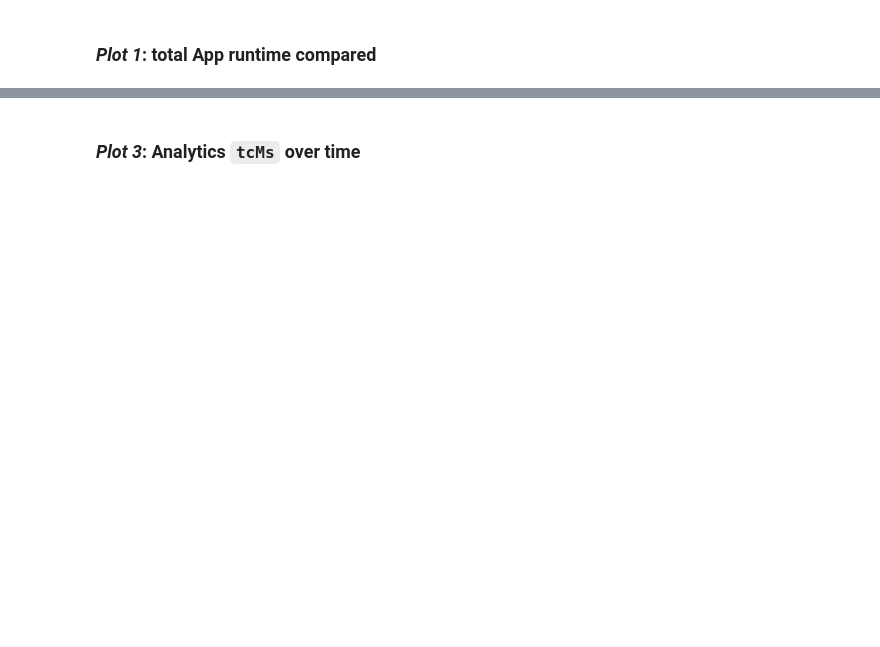
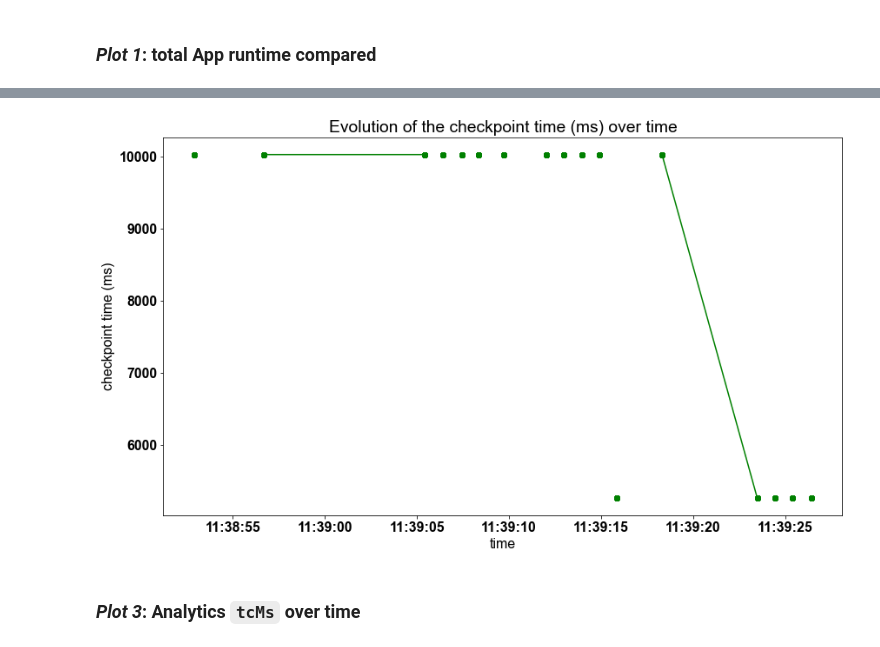
Before and after one commit to felidsche/enel-experiments, a Jupyter notebook: evaluation/gbt_analytics_cluster_experiments-large.ipynb, the cells around one changed output, grey strips where cells are left out. Cells and saved outputs as stored; diff of their text form; code cells hidden in the pictures; blank space fills up the shorter version.

```diff
--- a/evaluation/gbt_analytics_cluster_experiments-large.ipynb
+++ b/evaluation/gbt_analytics_cluster_experiments-large.ipynb
@@ -396,16 +550,18 @@ analytics_tcMs_sum_seconds
 # %%
 gbt_check_submission_time = gbt_check_df.select("submissionTime").toPandas()["submissionTime"]
 gbt_tc_ms = gbt_check_df.select("tcMs").toPandas()["tcMs"]
 
 fig = plt.figure(figsize=(14, 8))
 
-plt.plot(gbt_check_submission_time, tc_ms, '-o', color="green")
+plt.plot(gbt_check_submission_time, gbt_tc_ms, '-o', color="green")
 
 plt.xlabel('time')
 plt.ylabel('checkpoint time (ms)')
 plt.title('Evolution of the checkpoint time (ms) over time')
 
 plt.show()
+# %% [output]
+[figure, added]
 # %% [markdown]
 ### *Plot 3*: Analytics `tcMs` over time
 # %%
```
Also changed, not shown: parts of 35 cells of this notebook, 8 other files.
